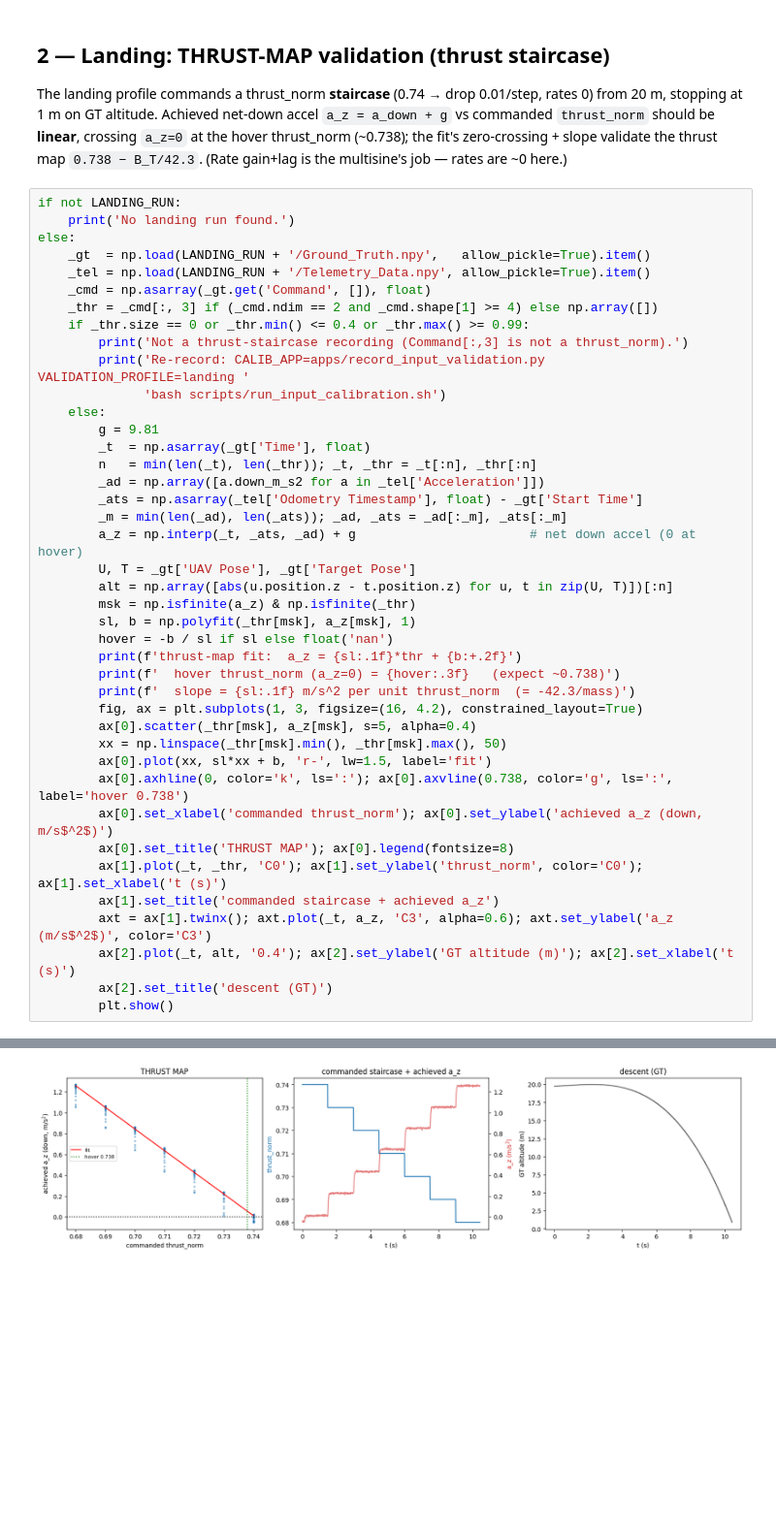
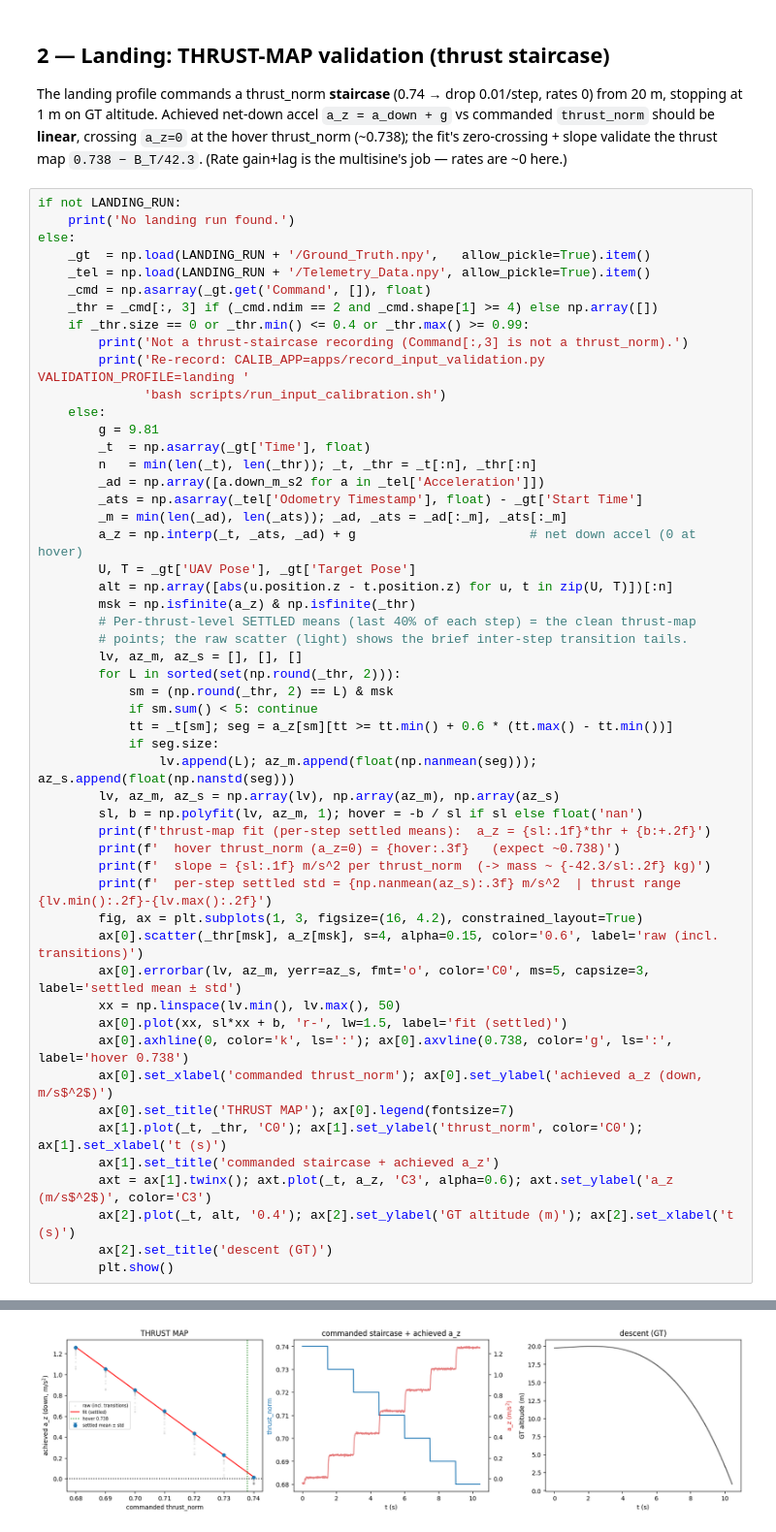
Before and after one commit to Shu6hamSingha1/Soft-Precise-Landing, a Jupyter notebook: PX4_Gazebo/notebooks/plotter_input_validation.ipynb, the cells around one changed output, grey strips where cells are left out. Shown at 97% size. Drawn from its saved outputs; the diff is of its cells as text; blank space fills up the shorter version.

```diff
--- a/PX4_Gazebo/notebooks/plotter_input_validation.ipynb
+++ b/PX4_Gazebo/notebooks/plotter_input_validation.ipynb
@@ -106,18 +106,29 @@ else:
         U, T = _gt['UAV Pose'], _gt['Target Pose']
         alt = np.array([abs(u.position.z - t.position.z) for u, t in zip(U, T)])[:n]
         msk = np.isfinite(a_z) & np.isfinite(_thr)
-        sl, b = np.polyfit(_thr[msk], a_z[msk], 1)
-        hover = -b / sl if sl else float('nan')
-        print(f'thrust-map fit:  a_z = {sl:.1f}*thr + {b:+.2f}')
+        # Per-thrust-level SETTLED means (last 40% of each step) = the clean thrust-map
+        # points; the raw scatter (light) shows the brief inter-step transition tails.
+        lv, az_m, az_s = [], [], []
+        for L in sorted(set(np.round(_thr, 2))):
+            sm = (np.round(_thr, 2) == L) & msk
+            if sm.sum() < 5: continue
+            tt = _t[sm]; seg = a_z[sm][tt >= tt.min() + 0.6 * (tt.max() - tt.min())]
+            if seg.size:
+                lv.append(L); az_m.append(float(np.nanmean(seg))); az_s.append(float(np.nanstd(seg)))
+        lv, az_m, az_s = np.array(lv), np.array(az_m), np.array(az_s)
+        sl, b = np.polyfit(lv, az_m, 1); hover = -b / sl if sl else float('nan')
+        print(f'thrust-map fit (per-step settled means):  a_z = {sl:.1f}*thr + {b:+.2f}')
         print(f'  hover thrust_norm (a_z=0) = {hover:.3f}   (expect ~0.738)')
-        print(f'  slope = {sl:.1f} m/s^2 per unit thrust_norm  (= -42.3/mass)')
+        print(f'  slope = {sl:.1f} m/s^2 per thrust_norm  (-> mass ~ {-42.3/sl:.2f} kg)')
+        print(f'  per-step settled std = {np.nanmean(az_s):.3f} m/s^2  | thrust range {lv.min():.2f}-{lv.max():.2f}')
         fig, ax = plt.subplots(1, 3, figsize=(16, 4.2), constrained_layout=True)
-        ax[0].scatter(_thr[msk], a_z[msk], s=5, alpha=0.4)
-        xx = np.linspace(_thr[msk].min(), _thr[msk].max(), 50)
-        ax[0].plot(xx, sl*xx + b, 'r-', lw=1.5, label='fit')
+        ax[0].scatter(_thr[msk], a_z[msk], s=4, alpha=0.15, color='0.6', label='raw (incl. transitions)')
+        ax[0].errorbar(lv, az_m, yerr=az_s, fmt='o', color='C0', ms=5, capsize=3, label='settled mean ± std')
+        xx = np.linspace(lv.min(), lv.max(), 50)
+        ax[0].plot(xx, sl*xx + b, 'r-', lw=1.5, label='fit (settled)')
         ax[0].axhline(0, color='k', ls=':'); ax[0].axvline(0.738, color='g', ls=':', label='hover 0.738')
         ax[0].set_xlabel('commanded thrust_norm'); ax[0].set_ylabel('achieved a_z (down, m/s$^2$)')
-        ax[0].set_title('THRUST MAP'); ax[0].legend(fontsize=8)
+        ax[0].set_title('THRUST MAP'); ax[0].legend(fontsize=7)
         ax[1].plot(_t, _thr, 'C0'); ax[1].set_ylabel('thrust_norm', color='C0'); ax[1].set_xlabel('t (s)')
         ax[1].set_title('commanded staircase + achieved a_z')
         axt = ax[1].twinx(); axt.plot(_t, a_z, 'C3', alpha=0.6); axt.set_ylabel('a_z (m/s$^2$)', color='C3')
@@ -131 +143 @@ thrust-map fit:  a_z = -20.8*thr + +15.39
-[figure, old version]
+[figure, new version]
```
Also changed, not shown: parts of 1 cell of this notebook.
